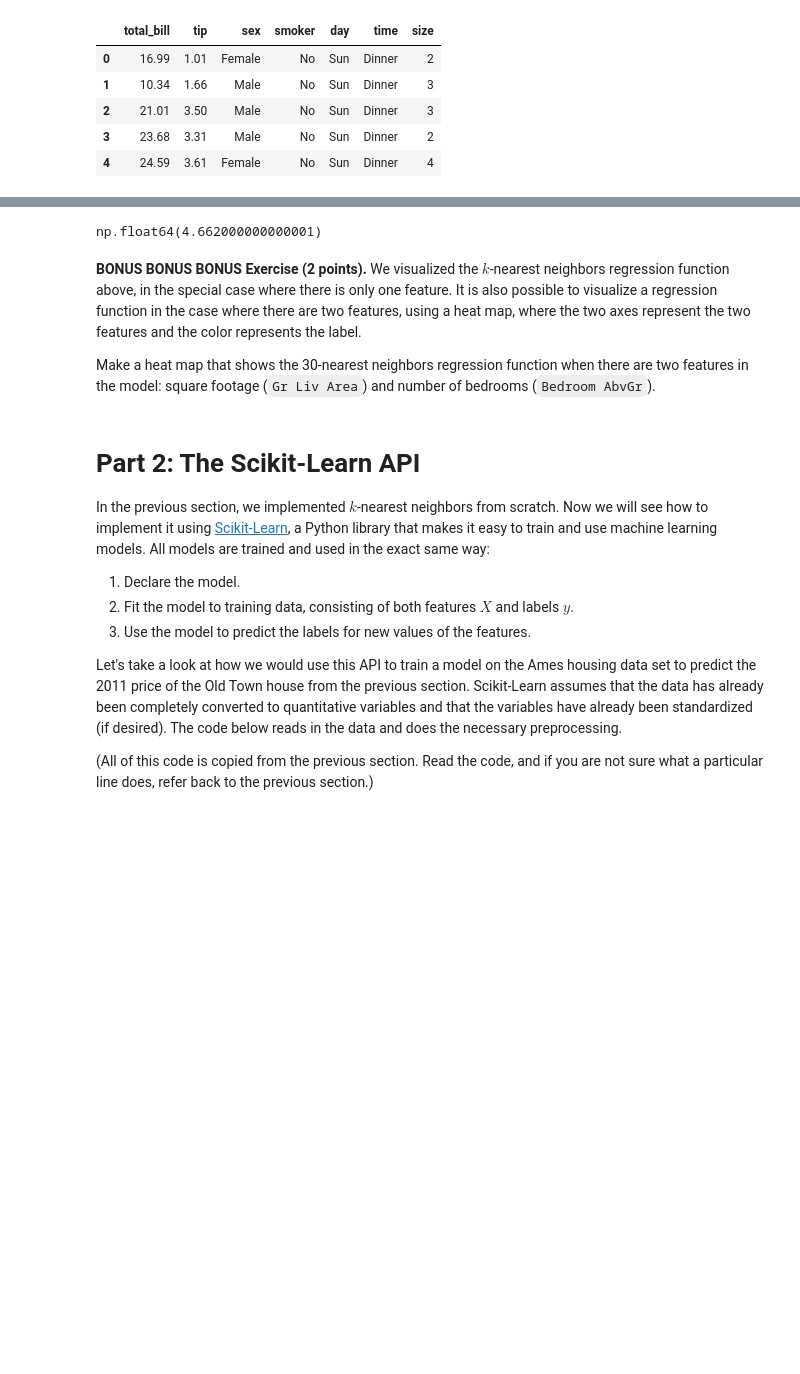
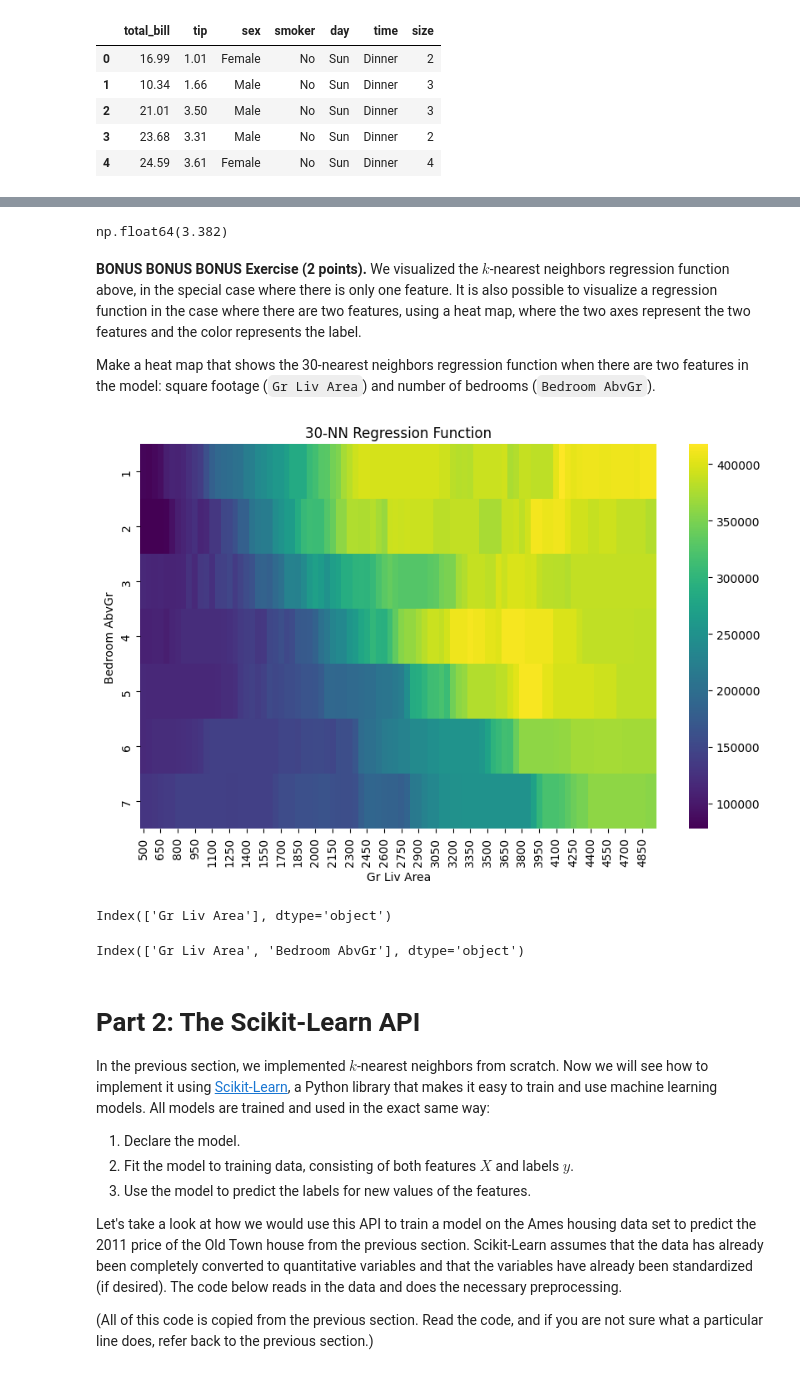
Before and after one commit to RndhS/CMPS-3160---Intro-to-Data-Science, a Jupyter notebook: _labs/Lab08/Lab08.ipynb, the cells around one changed output, grey strips where cells are left out. Drawn from its saved outputs; the diff is of its cells as text; code cells hidden in the pictures; blank space fills up the shorter version.

```diff
--- a/_labs/Lab08/Lab08.ipynb
+++ b/_labs/Lab08/Lab08.ipynb
@@ -389,9 +429,9 @@ def get_tip_kNN_prediction(x_new, k):
   inds_sorted = dists.sort_values().index[:k]
   return y2_train.loc[inds_sorted].mean()
 # %%
-get_tip_kNN_prediction(x2_new, 5)
+get_tip_kNN_prediction(x2_new_sc, 5)
 # %% [output]
-np.float64(4.662000000000001)
+np.float64(3.382)
 # %% [markdown]
 **BONUS BONUS BONUS Exercise (2 points).** We visualized the $k$-nearest neighbors regression function above, in the special case where there is only one feature. It is also possible to visualize a regression function in the case where there are two features, using a heat map, where the two axes represent the two features and the color represents the label.
 
@@ -401,3 +464,48 @@ Make a heat map that shows the 30-nearest neighbors regression function when the
+# %%
+def get_30NN_prediction(x_new):
+  dists = np.sqrt(((X_train_sc - x_new) ** 2).sum(axis=1))
+  inds_sorted = dists.sort_values().index[:30]
+  return ytrain.loc[inds_sorted].mean()
+# %%
+predictions = X_new_sc.apply(lambda row: get_30NN_prediction(row), axis=1)
+# %%
+heatmap_df = pd.DataFrame({
+    "Gr Liv Area": X_new["Gr Liv Area"],
+    "Bedroom AbvGr": X_new["Bedroom AbvGr"],
+    "Prediction": predictions
+})
+
+heatmap_data = heatmap_df.pivot(
+    index="Bedroom AbvGr",
+    columns="Gr Liv Area",
+    values="Prediction"
+)
+# %%
+import seaborn as sb
+import matplotlib.pyplot as plt
+
+plt.figure(figsize=(10,6))
+
+sb.heatmap(
+    heatmap_data,
+    cmap="viridis"
+)
+
+plt.title("30-NN Regression Function")
+plt.xlabel("Gr Liv Area")
+plt.ylabel("Bedroom AbvGr")
+
+plt.show()
+# %% [output]
+[figure, added]
+# %%
+print(X_train.columns)
+# %% [output]
+Index(['Gr Liv Area'], dtype='object')
+# %%
+print(X_train2.columns)
+# %% [output]
+Index(['Gr Liv Area', 'Bedroom AbvGr'], dtype='object')
 # %% [markdown]
 # Part 2: The Scikit-Learn API
 
```
Also changed, not shown: parts of 16 cells of this notebook.
